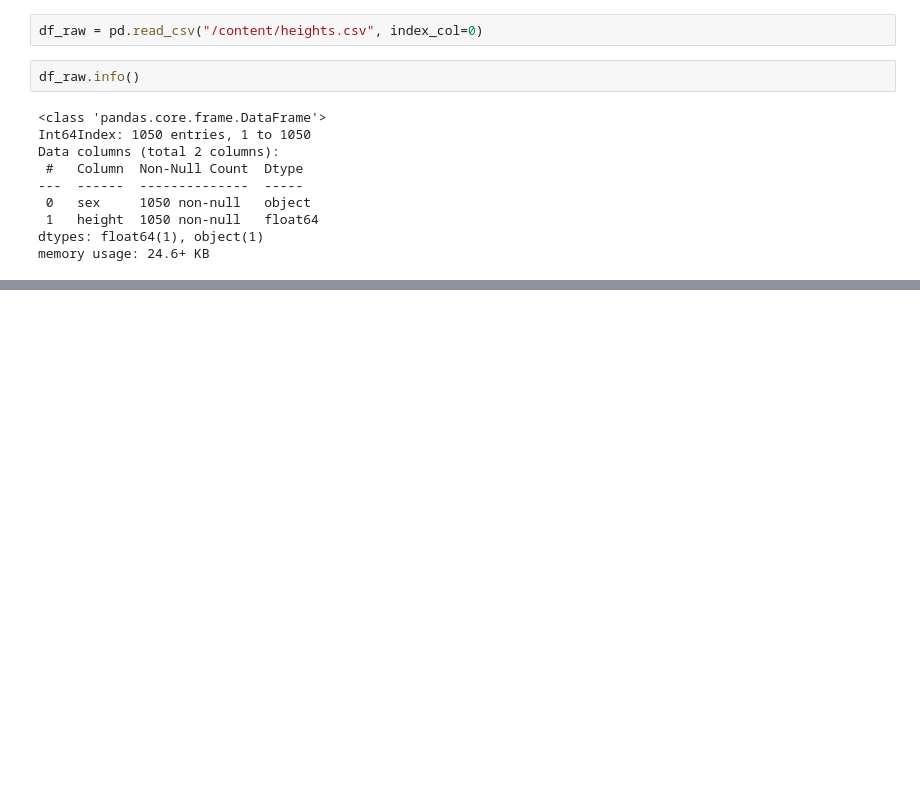
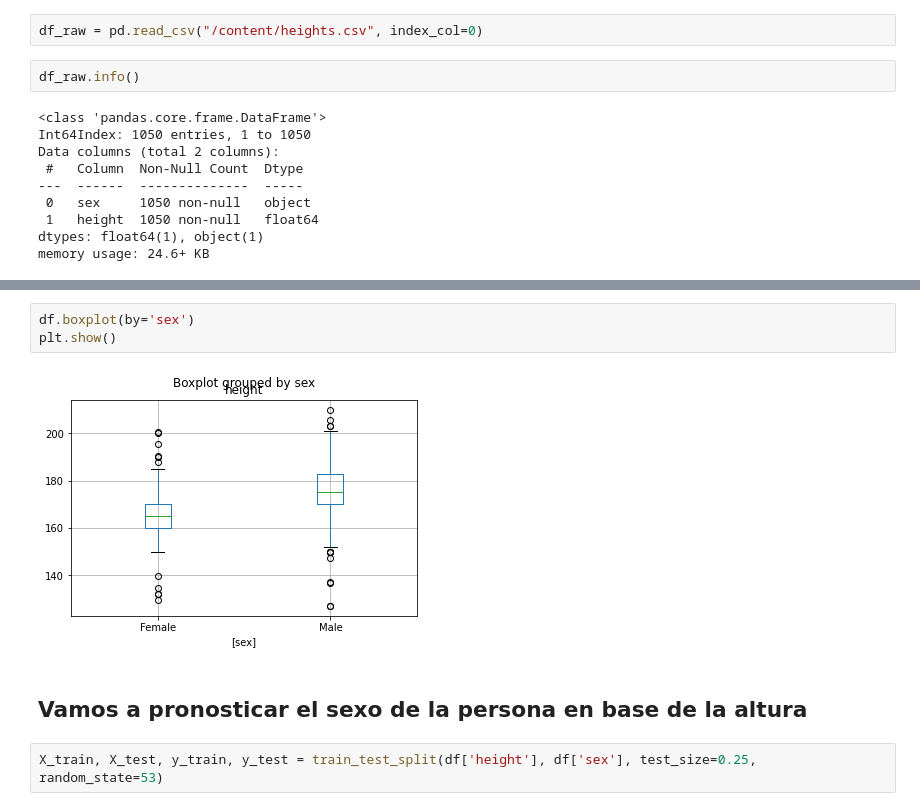
Before and after one commit to Eduardo-Coyto/ML-UTEC-4Geeks, a Jupyter notebook: Ej_de_ML_en_clase.ipynb, the cells around one changed output, grey strips where cells are left out. Cells and saved outputs as stored; diff of their text form; blank space fills up the shorter version.

```diff
--- a/Ej_de_ML_en_clase.ipynb
+++ b/Ej_de_ML_en_clase.ipynb
@@ -38,0 +65,9 @@ df_raw.sample(10)
+# %%
+df.boxplot(by='sex')
+plt.show()
+# %% [output]
+[figure, added]
+# %% [markdown]
+## Vamos a pronosticar el sexo de la persona en base de la altura
+# %%
+X_train, X_test, y_train, y_test = train_test_split(df['height'], df['sex'], test_size=0.25, random_state=53)
```
Also changed, not shown: parts of 20 cells of this notebook.
